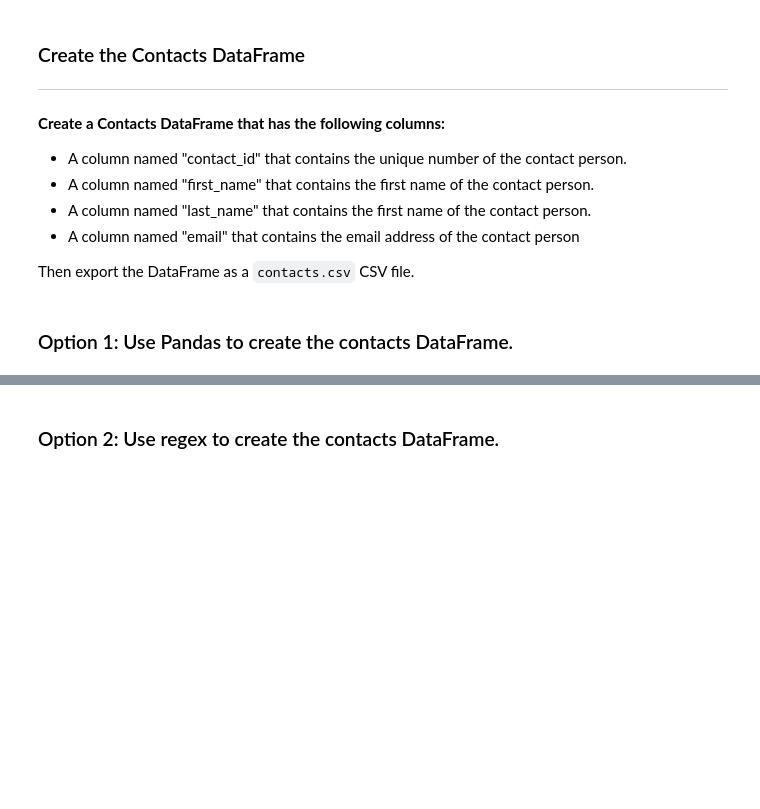
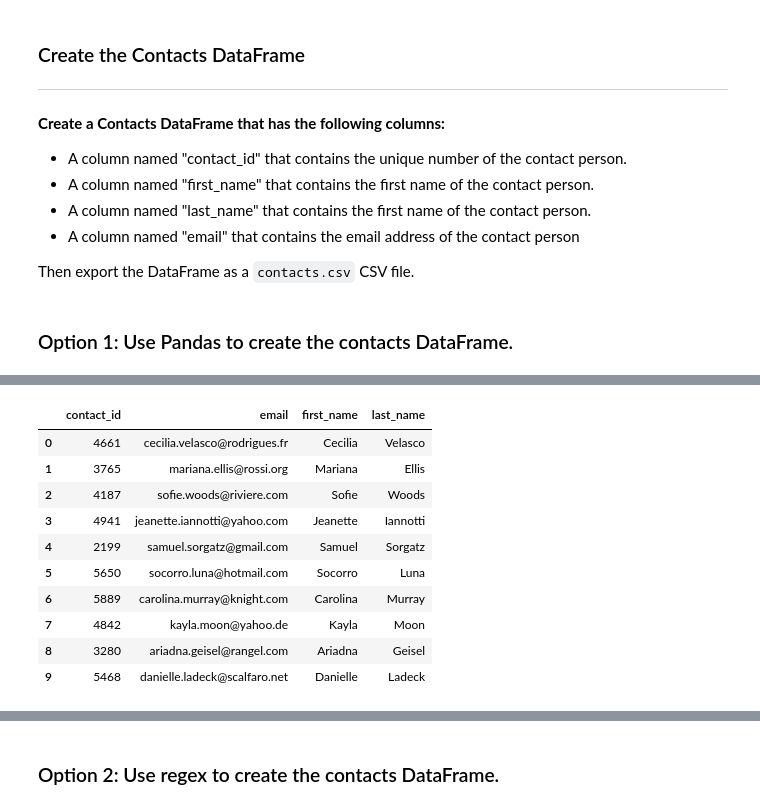
Before and after one commit to JaleesMoeen/Crowdfunding_ETL, a Jupyter notebook: ETL_Mini_Project_Jalees_Moeen.ipynb, the cells around one changed output, grey strips where cells are left out. Drawn from its saved outputs; the diff is of its cells as text; code cells hidden in the pictures; blank space fills up the shorter version.

```diff
--- a/ETL_Mini_Project_Jalees_Moeen.ipynb
+++ b/ETL_Mini_Project_Jalees_Moeen.ipynb
@@ -349,8 +352,23 @@ Then export the DataFrame as a `contacts.csv` CSV file.
 ### Option 1: Use Pandas to create the contacts DataFrame.
 # %%
 # Iterate through the contact_info_df and convert each row to a dictionary.
-import json
+
 dict_values = []
+
+
+for i, row in contact_info_df.iterrows():
+
+    data = row[0]
+    contact_info_dict = json.loads(data)
+
+
+    # Extract the each dictionary values from the keys
+    # For each row using list comprehension
+    row_values = [v for k, v in contact_info_dict.items()]
+
+     # Append the list of values for each row to a list.
+    dict_values.append(row_values)
+
 
 
 # Print out the list of values for each row.
@@ -360,3 +388,10 @@ print(dict_values)
 # %%
 # Create a contact_info DataFrame and add each list of values, i.e., each row
 # to the 'contact_id', 'name', 'email' columns.
+column=['contact_id', 'name', 'email']
+
+# Create a new DataFrame using dict_values and columns
+new_contact_info_df = pd.DataFrame(dict_values, columns=column)
+
+# Display the new DataFrame
+new_contact_info_df.head()
@@ -365,7 +419,26 @@ print(dict_values)
 # %%
 # Create a "first"name" and "last_name" column with the first and last names from the "name" column.
 
+# Split the "name" column into "first_name" and "last_name" columns
+new_contact_info_df['first_name'] = new_contact_info_df['name'].str.split().str[0]
+new_contact_info_df['last_name'] = new_contact_info_df['name'].str.split().str[-1]
 
-# Drop the contact_name column
+# Drop the original "name" column
+new_contact_info_df.drop('name', axis=1, inplace=True)
+
+# Display the new DataFrame
+new_contact_info_df.head(10)
+# %% [output]
+|  | contact_id | email | first_name | last_name |
+| 0 | 4661 | cecilia.velasco@rodrigues.fr | Cecilia | Velasco |
+| 1 | 3765 | mariana.ellis@rossi.org | Mariana | Ellis |
+| 2 | 4187 | sofie.woods@riviere.com | Sofie | Woods |
+| 3 | 4941 | jeanette.iannotti@yahoo.com | Jeanette | Iannotti |
+| 4 | 2199 | samuel.sorgatz@gmail.com | Samuel | Sorgatz |
+| 5 | 5650 | socorro.luna@hotmail.com | Socorro | Luna |
+| 6 | 5889 | carolina.murray@knight.com | Carolina | Murray |
+| 7 | 4842 | kayla.moon@yahoo.de | Kayla | Moon |
+| 8 | 3280 | ariadna.geisel@rangel.com | Ariadna | Geisel |
+| 9 | 5468 | danielle.ladeck@scalfaro.net | Danielle | Ladeck |
 # %%
 # Reorder the columns
```
Also changed, not shown: parts of 12 cells of this notebook, 1 other file.
